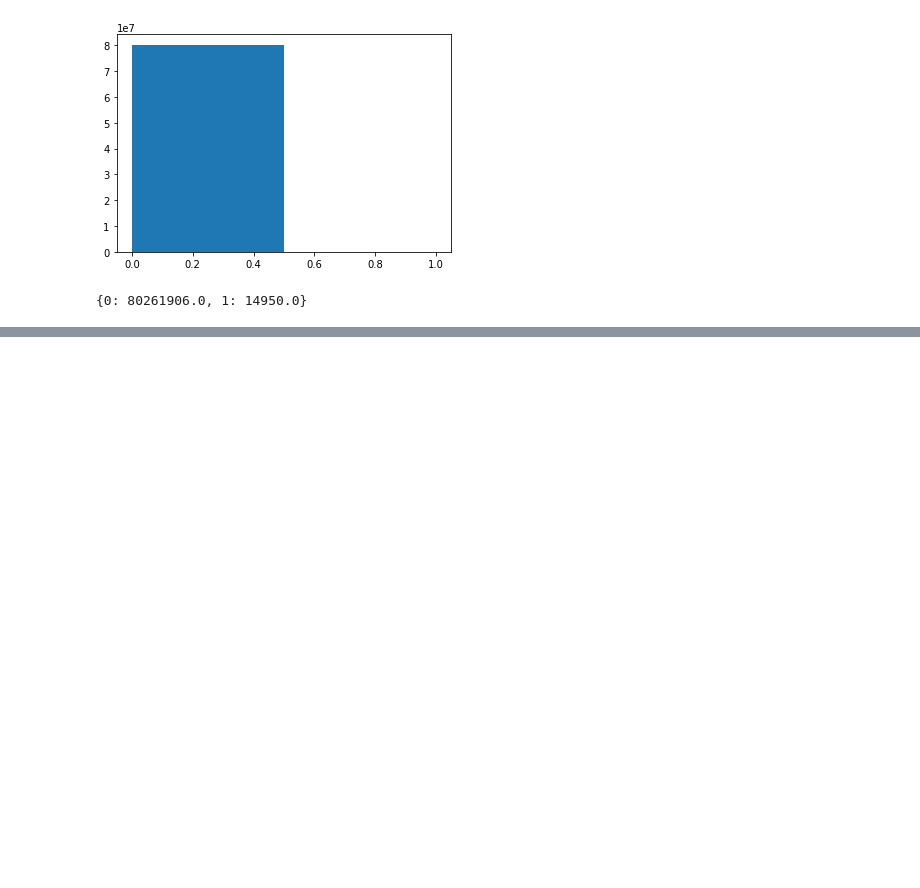
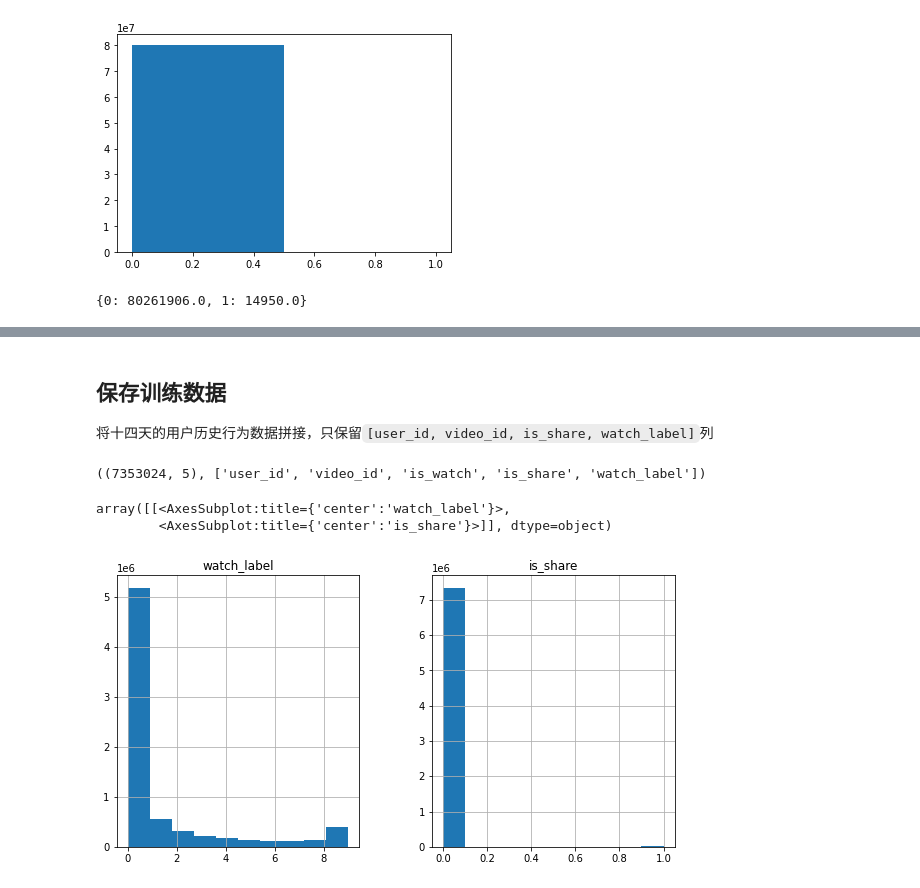
Before and after one commit to GZYZG/2021-digix-recommendation, a Jupyter notebook: explore-data.ipynb, the cells around one changed output, grey strips where cells are left out. Saved outputs shown, nothing was run; the diff lists cells and outputs as text; code cells hidden in the pictures; blank space fills up the shorter version.

Commit message:
1）通过拼接得到训练数据、测试数据； 2）用户历史行为数据、测试数据中存在没有在视频特征中出现过的video_id； 3）用户历史行为数据中存在大量is_watch=0的数据行，不能作为训练数据；

```diff
--- a/explore-data.ipynb
+++ b/explore-data.ipynb
@@ -940,7 +959,7 @@ user_video_sh = Counter()
 all_df = None  # pd.DataFrame([], columns=['user_id', 'video', 'watch_labe', 'is_share'])
 
 for i, d in enumerate(action_dirs):
-    df = pd.read_csv(os.path.join(train_data_dir, f"history_behavior_data/{d}/{action_files[d]}"), delimiter="\t", usecols=['user_id', 'video_id', 'watch_label', 'is_share'])
+    df = pd.read_csv(os.path.join(train_data_dir, f"history_behavior_data/{d}/{action_files[d]}"), delimiter="\t", usecols=['user_id', 'video_id', 'is_watch', 'watch_label', 'is_share'])
     if all_df is None:
         all_df = df
     else:
@@ -999,0 +1039,5 @@ is_share
+# %% [markdown]
+## 保存训练数据
+将十四天的用户历史行为数据拼接，只保留`[user_id, video_id, is_share, watch_label]`列
+# %%
+all_df = all_df[all_df['is_watch'] == 1]
@@ -999,0 +1047,4 @@ is_share
+# %%
+data.shape, columns
+# %% [output]
+((7353024, 5), ['user_id', 'video_id', 'is_watch', 'is_share', 'watch_label'])
@@ -999,0 +1053,6 @@ is_share
+# %%
+all_df[['watch_label', 'is_share']].hist(figsize=(10,5))
+# %% [output]
+array([[<AxesSubplot:title={'center':'watch_label'}>,
+        <AxesSubplot:title={'center':'is_share'}>]], dtype=object)
+[figure, added]
```
Also changed, not shown: parts of 11 cells of this notebook, 3 other files.
